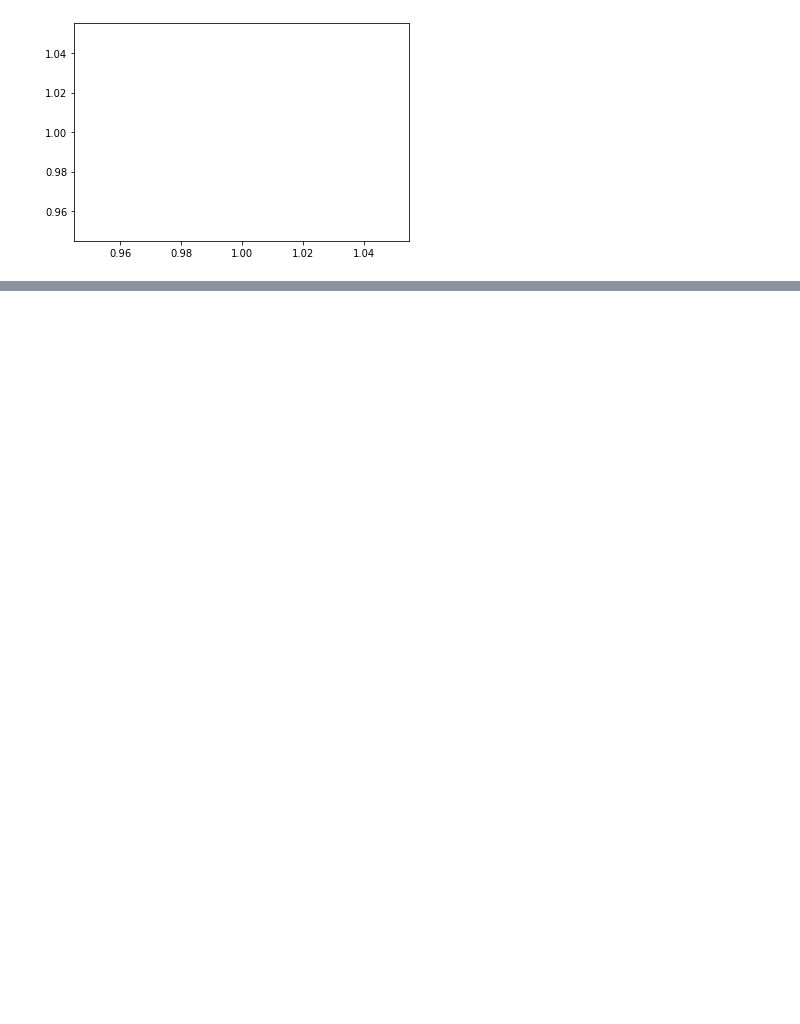
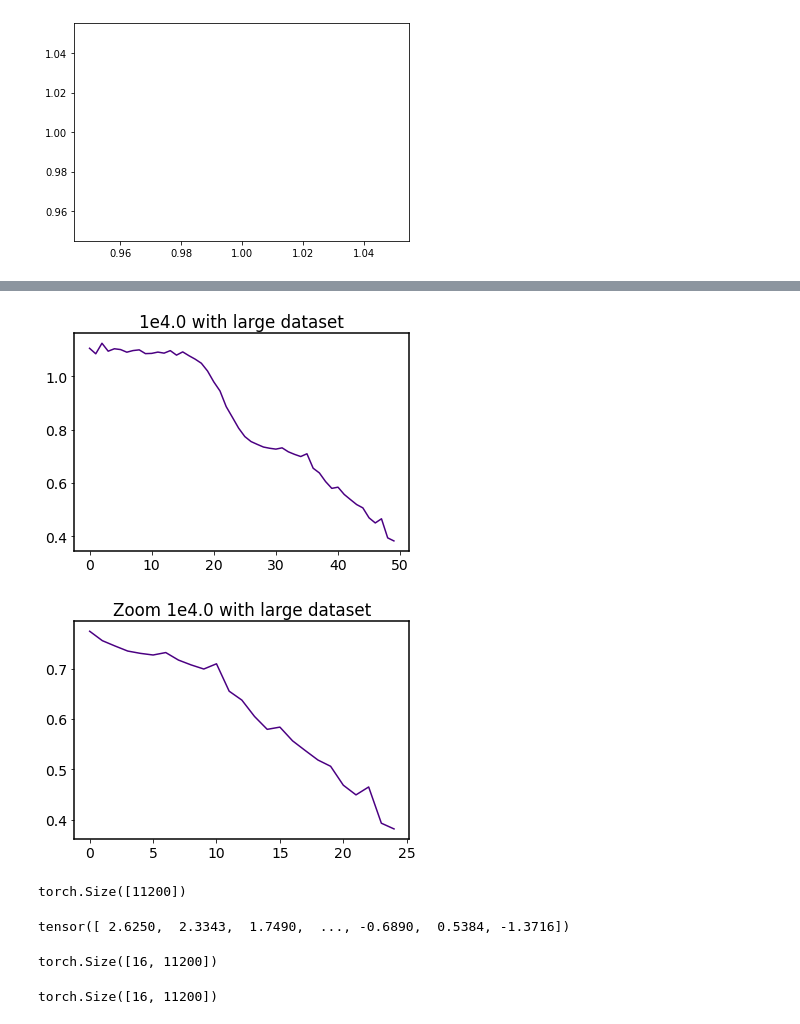
Before and after one commit to ispirovjr/Thesis-Project-Cosmic-Web, a Jupyter notebook: JupyterNotebooks/MLM BabyNet.ipynb, the cells around one changed output, grey strips where cells are left out. Saved outputs shown, nothing was run; the diff lists cells and outputs as text; code cells hidden in the pictures; blank space fills up the shorter version.

```diff
--- a/JupyterNotebooks/MLM BabyNet.ipynb
+++ b/JupyterNotebooks/MLM BabyNet.ipynb
@@ -119,0 +251,28 @@ __main__.CustomVaexDataset
+# %%
+plt.plot((Ls[:]))
+plt.title(f"1e{np.log10(sc)} with large dataset")
+#plt.yscale('log')
+plt.show()
+plt.plot((Ls[25:]))
+plt.title(f"Zoom 1e{np.log10(sc)} with large dataset")
+#plt.yscale('log')
+plt.show()
+# %% [output]
+[figure, added]
+[figure, added]
+# %%
+label.shape
+# %% [output]
+torch.Size([11200])
+# %%
+img.flatten()
+# %% [output]
+tensor([ 2.6250,  2.3343,  1.7490,  ..., -0.6890,  0.5384, -1.3716])
+# %%
+mod.squeeze().shape
+# %% [output]
+torch.Size([16, 11200])
+# %%
+train_labels.shape
+# %% [output]
+torch.Size([16, 11200])
```
Also changed, not shown: parts of 28 cells of this notebook.
